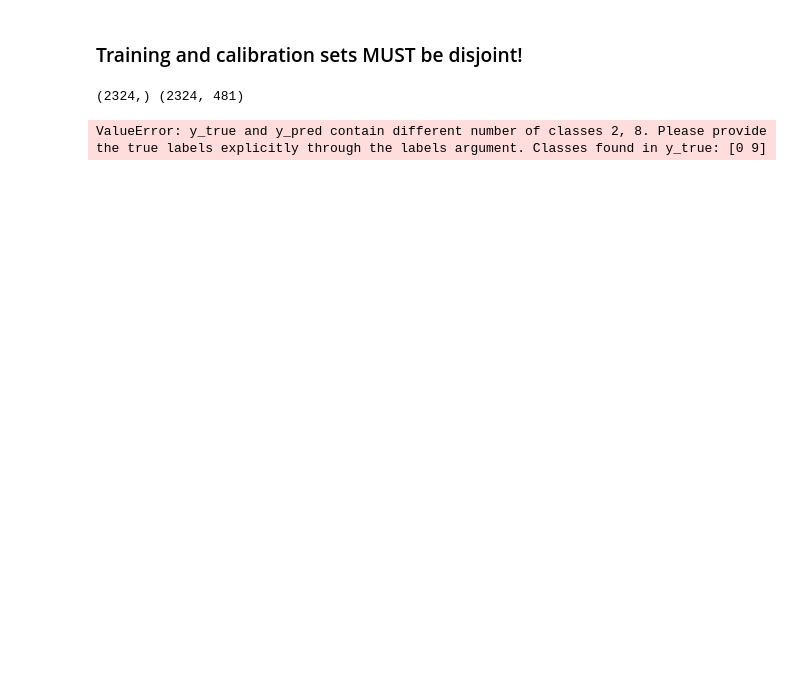
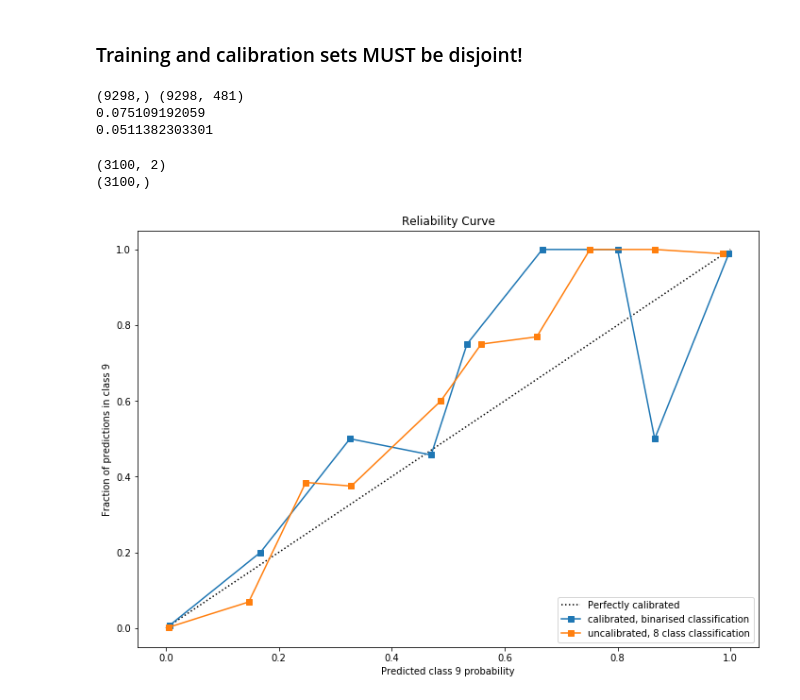
Before and after one commit to inigoval/pulseClassifier, a Jupyter notebook: notebooks/classifier-calibration.ipynb, the cells around one changed output. Drawn from its saved outputs; the diff is of its cells as text; code cells hidden in the pictures; blank space fills up the shorter version.

```diff
--- a/notebooks/classifier-calibration.ipynb
+++ b/notebooks/classifier-calibration.ipynb
@@ -86,13 +93,20 @@ plt.show()
 # %%
 X_train, X_test, y_train, y_test = sklearn.model_selection.train_test_split(preProcFeatsnew,\
                                                             preProcLabelsnew, test_size=0.25, random_state=420)
+
+y_test[y_test != 9] = 0
+y_test[y_test == 9] = 1
+
+y_train[y_train != 9] = 0
+y_train[y_train == 9] = 1
+
 
 valfrac = 0.25
 print y_train.shape, X_train.shape
 size = y_train.flatten().size
 frac = int(0.25*size)
 
-X_valid, y_valid = X_train[frac:size], y_train[600:800]
+X_valid, y_valid = X_train[frac:size], y_train[frac:size]
 X_train, y_train = X_train[:frac], y_train[:frac]
 X_train_valid, y_train_valid = X_train[:frac], y_train[:frac]
 
@@ -100,20 +114,49 @@ X_train_valid, y_train_valid = X_train[:frac], y_train[:frac]
 # data and evaluate on test data
 clf.fit(X_train_valid, y_train_valid)
 clf_probs = clf.predict_proba(X_test)
-clf_probs9 = clf_probs[:,7]
-clf_probsn9 = clf_probs[]
-score = sklearn.metrics.log_loss(y_test, clf_probs)
+#clf_probs9 = clf_probs[:,7]
+#clf_probsn9 = np.sum(clf_probs[:, :6], axis = 1)
+score =
 print score
 
 # Train random forest classifier, calibrate on validation data and evaluate
 # on test data
 clf.fit(X_train, y_train)
 clf_probs = clf.predict_proba(X_test)
-cal_clf = CalibratedClassifierCV(clf, method="isotonic", cv="prefit")
-cal_clf.fit(X_valid, y_valid)
-cal_clf_probs = sig_clf.predict_proba(X_test)
-cal_score = sklearn.metrics.log_loss(y_test, cal_clf_probs)
+cal_clf = sklearn.calibration.CalibratedClassifierCV(clf, method="isotonic", cv="prefit")
+# cal_clf.fit(X_valid, y_valid)
+# cal_clf_probs = cal_clf.predict_proba(X_test)
+# cal_score = sklearn.metrics.log_loss(y_test, cal_clf_probs)
 print cal_score
 # %% [output]
-(2324,) (2324, 481)
+(9298,) (9298, 481)
+0.075109192059
+0.0511382303301
-ValueError: y_true and y_pred contain different number of classes 2, 8. Please provide the true labels explicitly through the labels argument. Classes found in y_true: [0 9]
+# %%
+print cal_clf_probs.shape
+print y_test.shape
+
+frac_pos_cal, mean_pred_value_cal = calibration_curve(y_test, cal_clf_probs[:,1], n_bins=10)
+# %% [output]
+(3100, 2)
+(3100,)
+# %%
+plt.figure(figsize=(10, 10))
+ax1 = plt.subplot2grid((3, 1), (0, 0), rowspan=2)
+
+ax1.plot([0, 1], [0, 1], "k:", label="Perfectly calibrated")
+
+ax1.plot(mean_pred_value_cal, frac_pos_cal, "s-", label="calibrated, binarised classification" )
+ax1.plot(mean_pred_value_red, frac_pos_red, "s-", label="uncalibrated, 8 class classification" )
+
+ax1.set_ylabel("Fraction of predictions in class 9")
+ax1.set_xlabel("Predicted class 9 probability")
+ax1.set_ylim([-0.05, 1.05])
+ax1.legend(loc="lower right")
+ax1.set_title('Reliability Curve')
+plt.savefig('graphs/relcurvecal.png')
+
+plt.tight_layout()
+plt.show()
+# %% [output]
+[figure, added]
```
Also changed, not shown: parts of 8 cells of this notebook, 15 other files.
